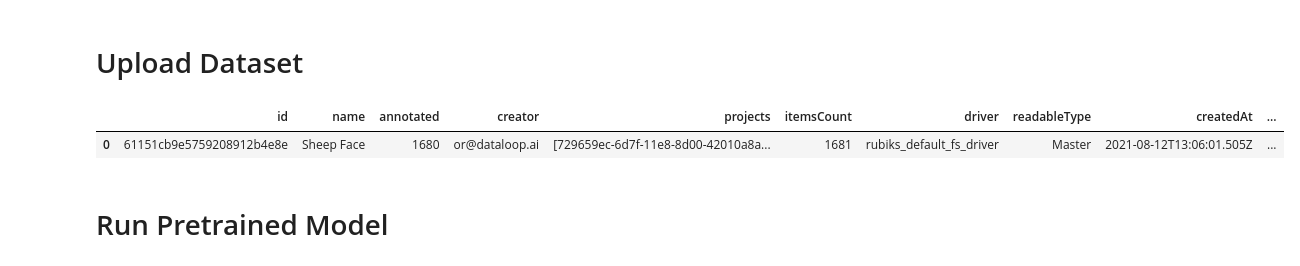
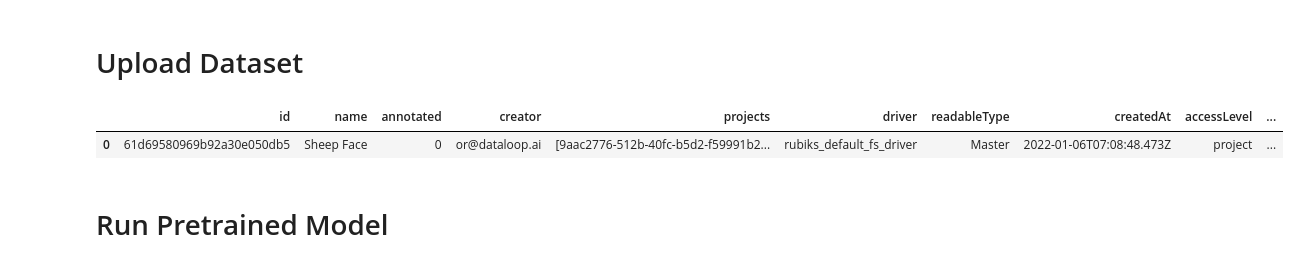
Before and after one commit to dataloop-ai/dtlpy-documentation, a Jupyter notebook: model_management/classification/inception_keras_training.ipynb, the cells around one changed output. Cells and saved outputs as stored; diff of their text form; code cells hidden in the pictures.

```diff
--- a/model_management/classification/inception_keras_training.ipynb
+++ b/model_management/classification/inception_keras_training.ipynb
@@ -40,8 +19,9 @@ model.snapshots.list().to_df()
 # %% [markdown]
 # Upload Dataset
 # %%
-dataset = project.datasets.get('Sheep Face')
+project = dl.projects.get('Sheeps Face Proj')
+dataset = project.datasets.create('Sheep Face')
 dataset.to_df()
 # %% [output]
-|  | id | name | annotated | creator | projects | itemsCount | driver | readableType | createdAt | ... |
-| 0 | 61151cb9e5759208912b4e8e | Sheep Face | 1680 | or@dataloop.ai | [729659ec-6d7f-11e8-8d00-42010a8a... | 1681 | rubiks_default_fs_driver | Master | 2021-08-12T13:06:01.505Z | ... |
+|  | id | name | annotated | creator | projects | driver | readableType | createdAt | accessLevel | ... |
+| 0 | 61d69580969b92a30e050db5 | Sheep Face | 0 | or@dataloop.ai | [9aac2776-512b-40fc-b5d2-f59991b2... | rubiks_default_fs_driver | Master | 2022-01-06T07:08:48.473Z | project | ... |
```
Also changed, not shown: parts of 12 cells of this notebook, 40 other files.
